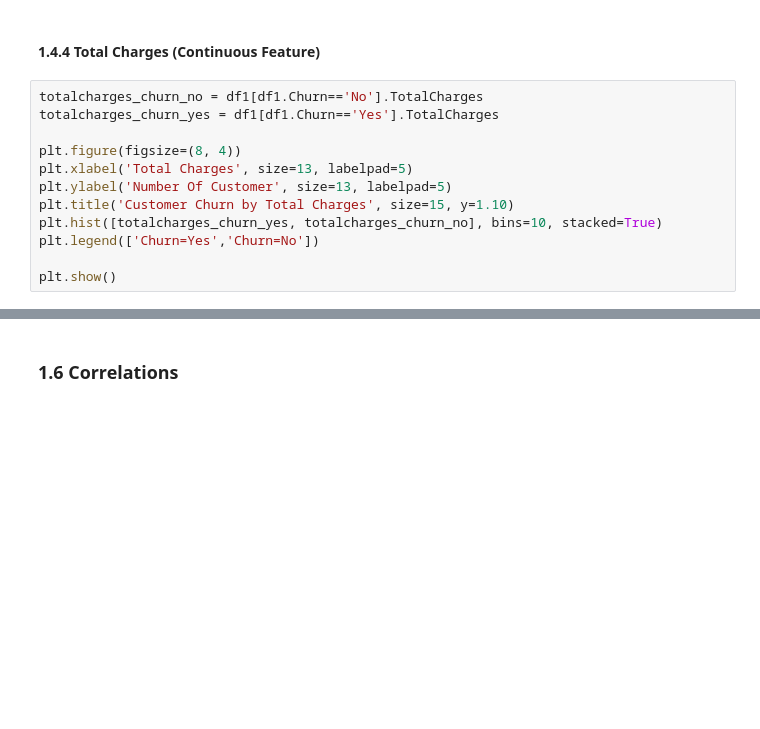
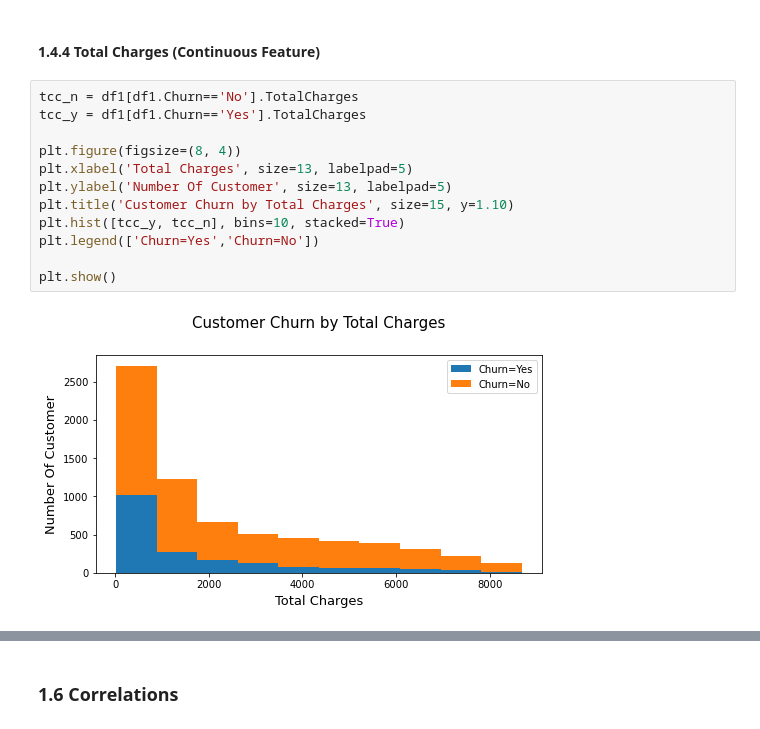
Before and after one commit to muhammadrifki1992/Project, a Jupyter notebook: Project2.ipynb, the cells around one changed output, grey strips where cells are left out. Drawn from its saved outputs; the diff is of its cells as text; blank space fills up the shorter version.

```diff
--- a/Project2.ipynb
+++ b/Project2.ipynb
@@ -414,14 +431,16 @@ display(mcc_table)
 # %% [markdown]
 #### 1.4.4 Total Charges (Continuous Feature)
 # %%
-totalcharges_churn_no = df1[df1.Churn=='No'].TotalCharges
-totalcharges_churn_yes = df1[df1.Churn=='Yes'].TotalCharges
+tcc_n = df1[df1.Churn=='No'].TotalCharges
+tcc_y = df1[df1.Churn=='Yes'].TotalCharges
 
 plt.figure(figsize=(8, 4))
 plt.xlabel('Total Charges', size=13, labelpad=5)
 plt.ylabel('Number Of Customer', size=13, labelpad=5)
 plt.title('Customer Churn by Total Charges', size=15, y=1.10)
-plt.hist([totalcharges_churn_yes, totalcharges_churn_no], bins=10, stacked=True)
+plt.hist([tcc_y, tcc_n], bins=10, stacked=True)
 plt.legend(['Churn=Yes','Churn=No'])
 
 plt.show()
+# %% [output]
+[figure, added]
```
Also changed, not shown: parts of 5 cells of this notebook.
